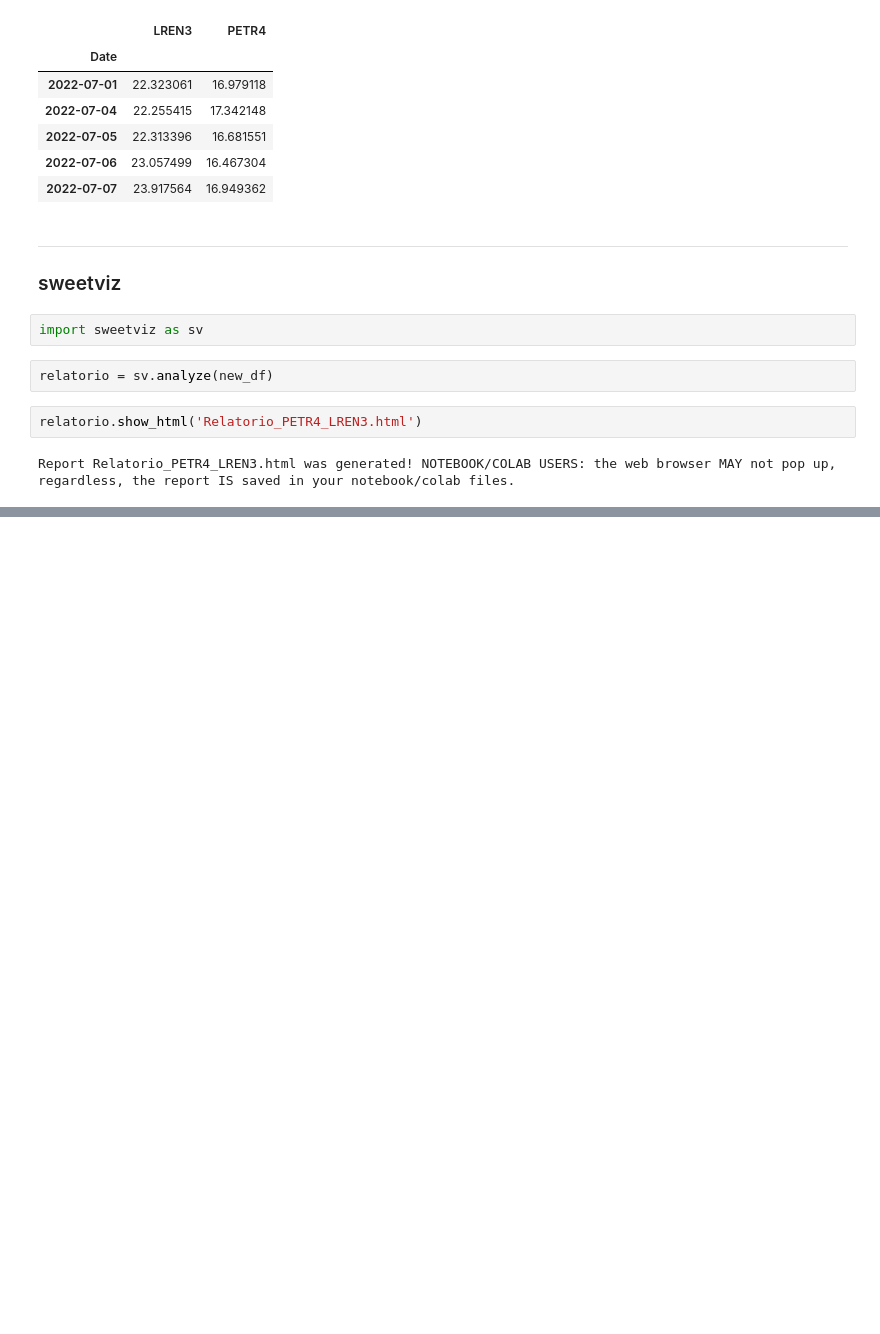
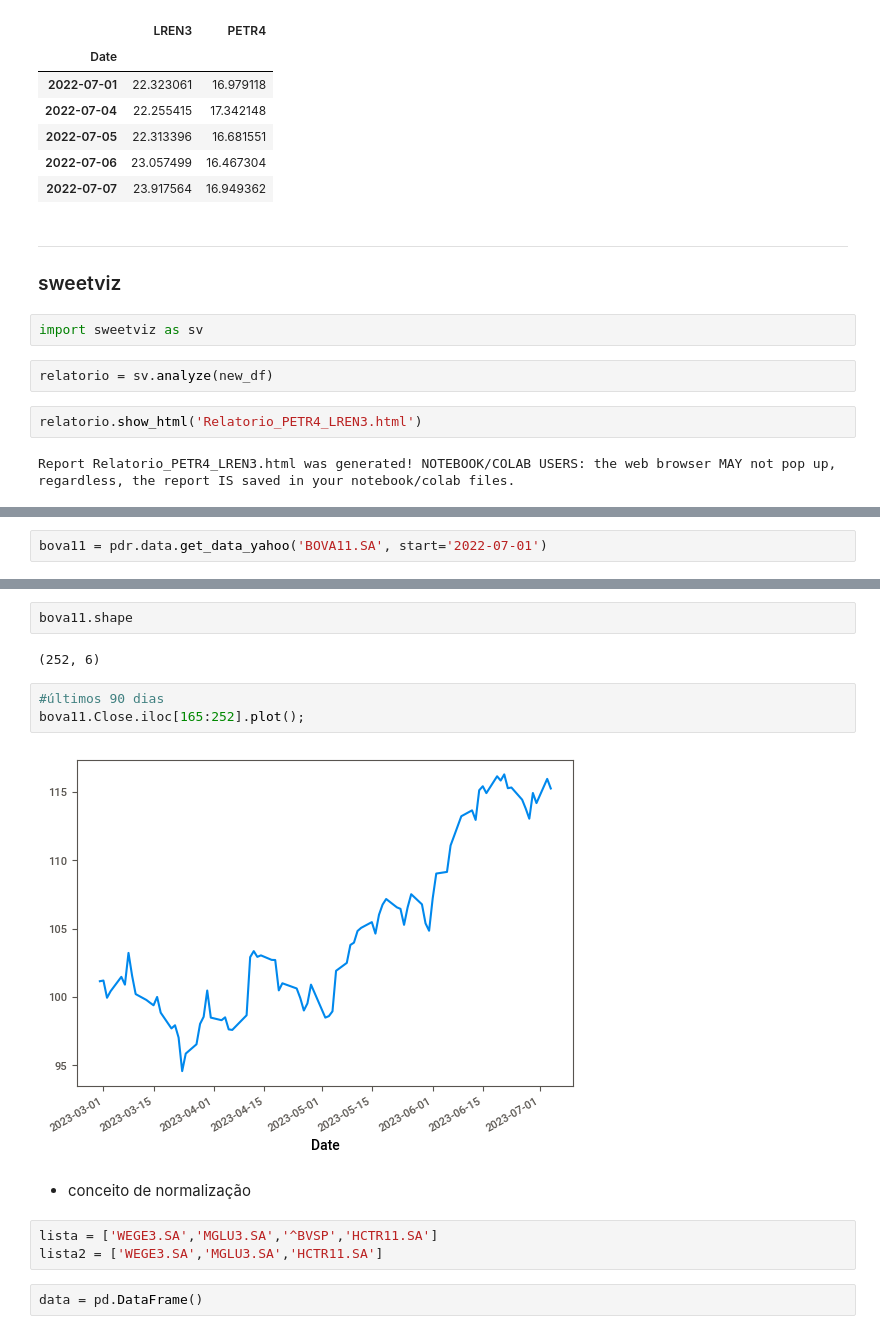
Before and after one commit to victordhn/Finance-Projects, a Jupyter notebook: Python para Finanças.ipynb, the cells around one changed output, grey strips where cells are left out. Cells and saved outputs as stored; diff of their text form; blank space fills up the shorter version.

```diff
--- a/Python para Finanças.ipynb
+++ b/Python para Finanças.ipynb
@@ -141,0 +155,2 @@ Report Relatorio_PETR4_LREN3.html was generated! NOTEBOOK/COLAB USERS: the web b
+# %%
+bova11 = pdr.data.get_data_yahoo('BOVA11.SA', start='2022-07-01')
@@ -141,0 +169,16 @@ Report Relatorio_PETR4_LREN3.html was generated! NOTEBOOK/COLAB USERS: the web b
+# %%
+bova11.shape
+# %% [output]
+(252, 6)
+# %%
+#últimos 90 dias
+bova11.Close.iloc[165:252].plot();
+# %% [output]
+[figure, added]
+# %% [markdown]
+- conceito de normalização
+# %%
+lista = ['WEGE3.SA','MGLU3.SA','^BVSP','HCTR11.SA']
+lista2 = ['WEGE3.SA','MGLU3.SA','HCTR11.SA']
+# %%
+data = pd.DataFrame()
```
Also changed, not shown: parts of 29 cells of this notebook.
